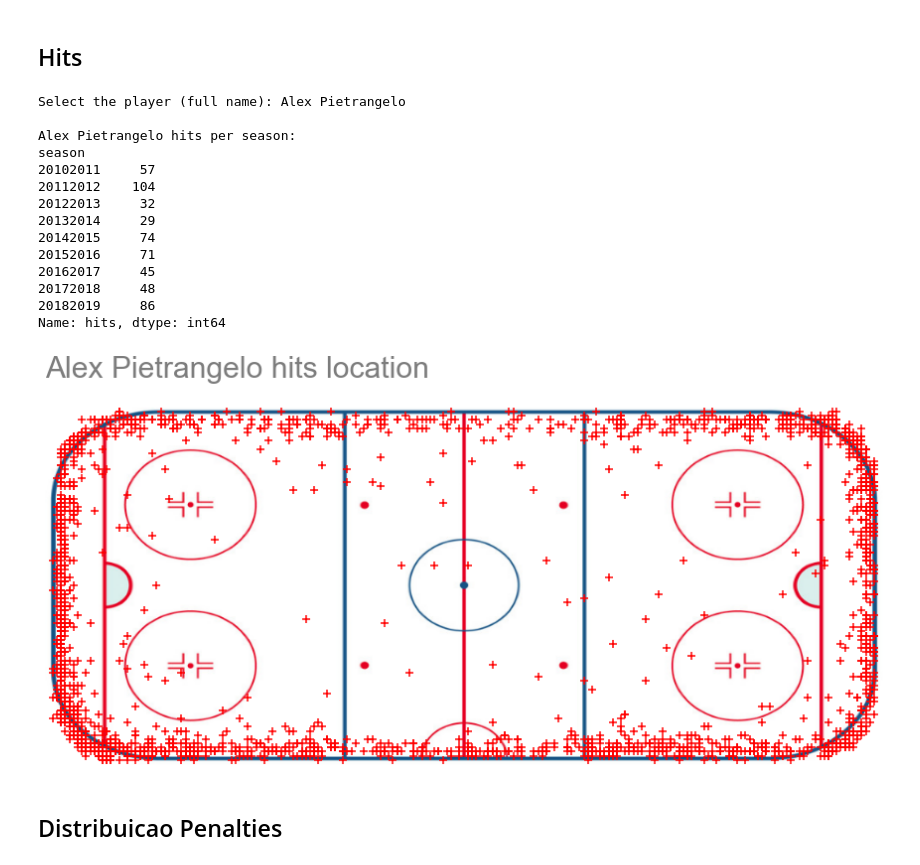
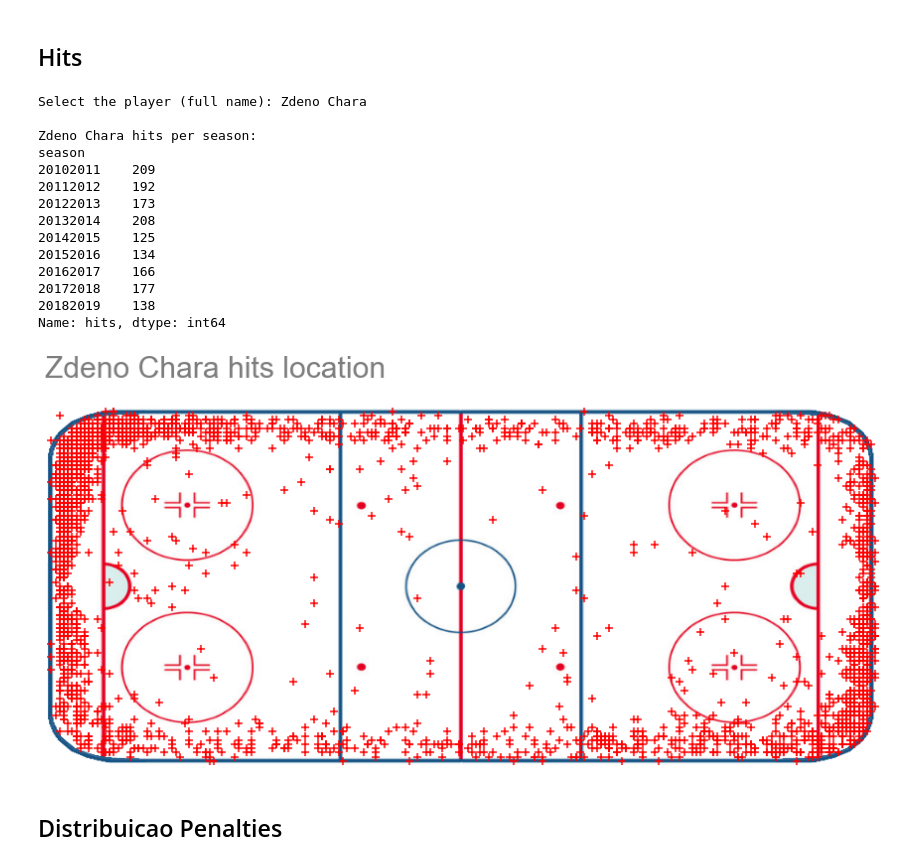
Before and after one commit to DanOakStats/NHL, a Jupyter notebook: data_cleaning.ipynb, the cells around one changed output. Cells and saved outputs as stored; diff of their text form; code cells hidden in the pictures.

```diff
--- a/data_cleaning.ipynb
+++ b/data_cleaning.ipynb
@@ -689,42 +689,42 @@ def return_id(name):
 # %%
 # subset with hits
 hits = plays[plays['event']=="Hit"]
 
 # seleciona o jogador
 player_name = input("Select the player (full name): ")
 
 # subset com os dados do jogador selecionado
 hits = hits[(hits['player_id']== return_id(player_name))]
 
 # apresentando o numero de hits do jogador selecionado
 player_hits = game_skater_stats[game_skater_stats['player_name']== player_name].groupby(['season'])['hits'].sum()
 print(f"\n{player_name} hits per season:\n{player_hits}")
 
 # plottando local do hit
-img = plt.imread('images/rink.png')
+img = plt.imread('images/rinkteste.png')
 fig, ax = plt.subplots(figsize=(12, 14)) # criando figura
-ax.imshow(img, extent=[-100.85, 100.85, -42.95, 42.95])
+ax.imshow(img, extent=[-100.5, 100.5, -42.95, 42.95])
 hits.plot.scatter(x='x',y='y',s=50, marker='+', c='red', ax=ax)
 ax.set_title(player_name + " hits location", fontsize=30, loc='left', pad=30, alpha=0.6)
 
 plt.axis(False)
 plt.tight_layout()
 # %% [output]
-Select the player (full name): Alex Pietrangelo
+Select the player (full name): Zdeno Chara
 
-Alex Pietrangelo hits per season:
+Zdeno Chara hits per season:
 season
-20102011     57
-20112012    104
-20122013     32
-20132014     29
-20142015     74
-20152016     71
-20162017     45
-20172018     48
-20182019     86
+20102011    209
+20112012    192
+20122013    173
+20132014    208
+20142015    125
+20152016    134
+20162017    166
+20172018    177
+20182019    138
 Name: hits, dtype: int64
-[figure, old version]
+[figure, new version]
 # %% [markdown]
 ## Distribuicao Penalties
 # %%
```
Also changed, not shown: parts of 9 cells of this notebook.
